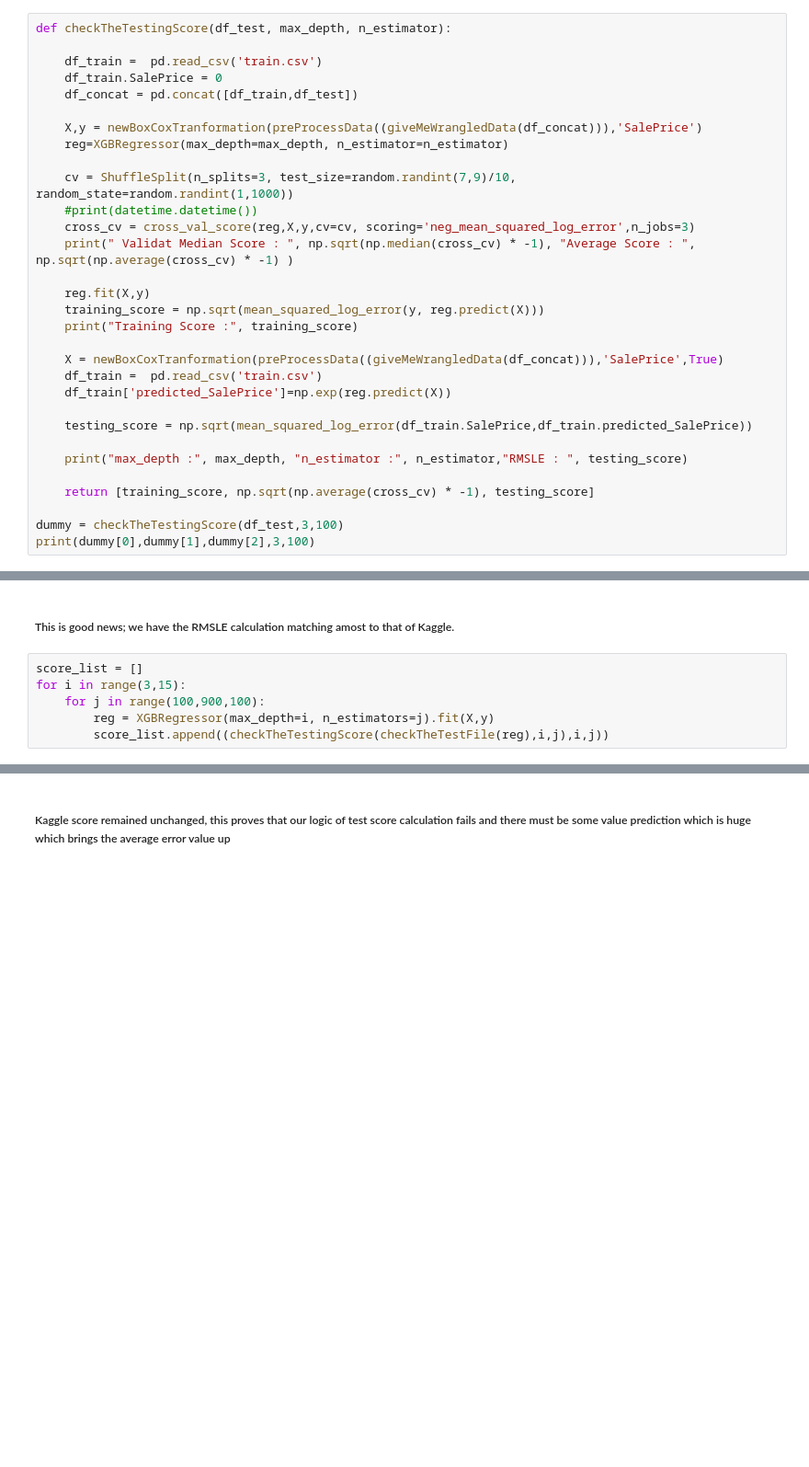
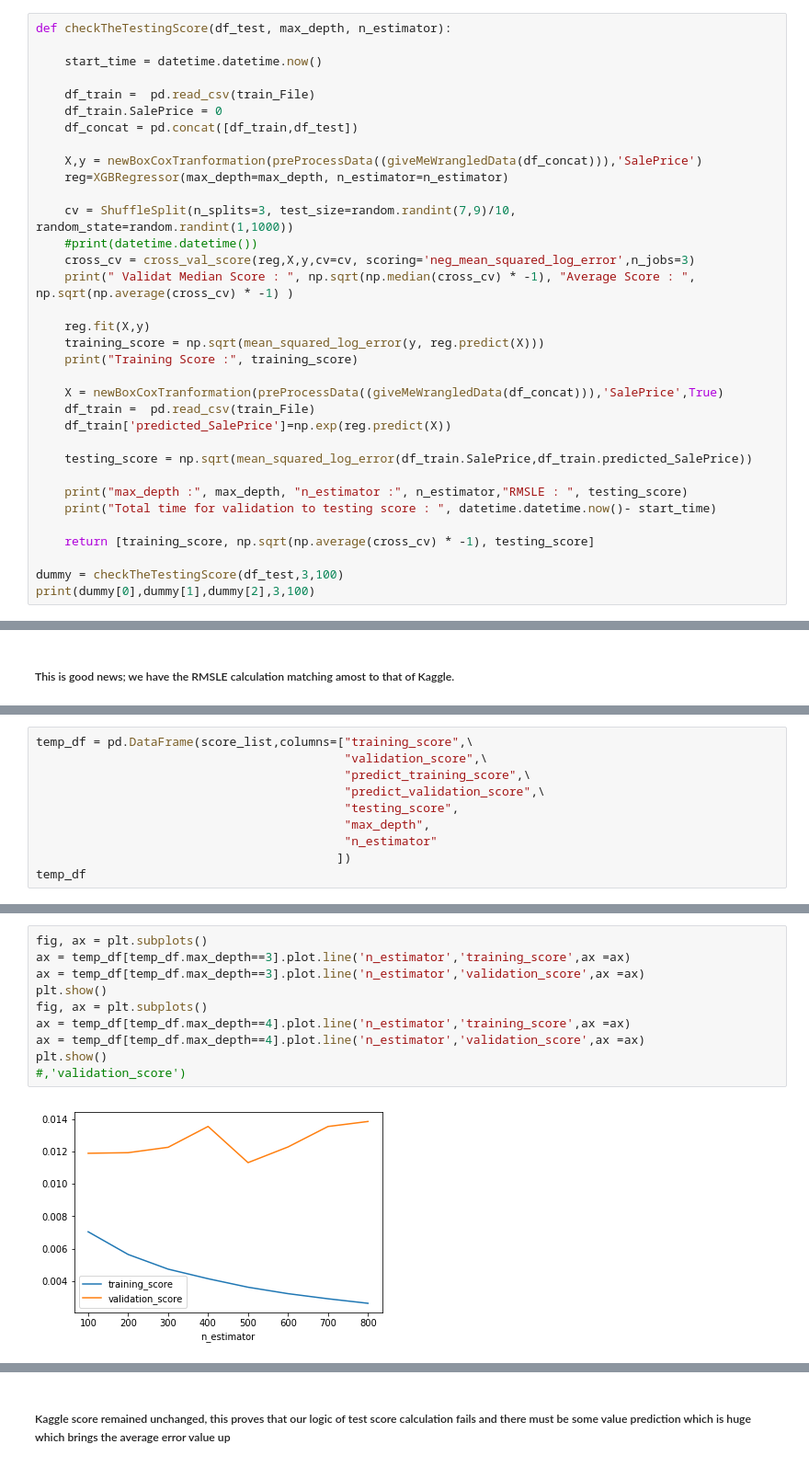
Before and after one commit to PadmarajBhat/Kaggle-Dataset-Exploration, a Jupyter notebook: House Prices- Advanced Regression Techniques/ML/House Prices - ART(Modelling and Fine Tuning).ipynb, the cells around one changed output, grey strips where cells are left out. Shown at 92% size. Saved outputs shown, nothing was run; the diff lists cells and outputs as text; blank space fills up the shorter version.

```diff
--- a/House Prices- Advanced Regression Techniques/ML/House Prices - ART(Modelling and Fine Tuning).ipynb
+++ b/House Prices- Advanced Regression Techniques/ML/House Prices - ART(Modelling and Fine Tuning).ipynb
@@ -267,7 +329,9 @@ df_test[['Id','SalePrice']].to_csv('submission.csv',index=False)
 # %%
 def checkTheTestingScore(df_test, max_depth, n_estimator):
 
-    df_train =  pd.read_csv('train.csv')
+    start_time = datetime.datetime.now()
+
+    df_train =  pd.read_csv(train_File)
     df_train.SalePrice = 0
     df_concat = pd.concat([df_train,df_test])
 
@@ -284,12 +348,13 @@ def checkTheTestingScore(df_test, max_depth, n_estimator):
     print("Training Score :", training_score)
 
     X = newBoxCoxTranformation(preProcessData((giveMeWrangledData(df_concat))),'SalePrice',True)
-    df_train =  pd.read_csv('train.csv')
+    df_train =  pd.read_csv(train_File)
     df_train['predicted_SalePrice']=np.exp(reg.predict(X))
 
     testing_score = np.sqrt(mean_squared_log_error(df_train.SalePrice,df_train.predicted_SalePrice))
 
     print("max_depth :", max_depth, "n_estimator :", n_estimator,"RMSLE : ", testing_score)
+    print("Total time for validation to testing score : ", datetime.datetime.now()- start_time)
 
     return [training_score, np.sqrt(np.average(cross_cv) * -1), testing_score]
 
@@ -317,8 +383,2 @@ max_depth : 3 n_estimator : 100 RMSLE :  0.13242687648293444
 # %% [markdown]
 ##### This is good news; we have the RMSLE calculation matching amost to that of Kaggle.
-# %%
-score_list = []
-for i in range(3,15):
-    for j in range(100,900,100):
-        reg = XGBRegressor(max_depth=i, n_estimators=j).fit(X,y)
-        score_list.append((checkTheTestingScore(checkTheTestFile(reg),i,j),i,j))
@@ -434,0 +466,10 @@ sorted(score_list,key= lambda x:x[0])
+# %%
+temp_df = pd.DataFrame(score_list,columns=["training_score",\
+                                           "validation_score",\
+                                           "predict_training_score",\
+                                           "predict_validation_score",\
+                                           "testing_score",
+                                           "max_depth",
+                                           "n_estimator"
+                                          ])
+temp_df
@@ -434,0 +544,12 @@ sorted(score_list,key= lambda x:x[0])
+# %%
+fig, ax = plt.subplots()
+ax = temp_df[temp_df.max_depth==3].plot.line('n_estimator','training_score',ax =ax)
+ax = temp_df[temp_df.max_depth==3].plot.line('n_estimator','validation_score',ax =ax)
+plt.show()
+fig, ax = plt.subplots()
+ax = temp_df[temp_df.max_depth==4].plot.line('n_estimator','training_score',ax =ax)
+ax = temp_df[temp_df.max_depth==4].plot.line('n_estimator','validation_score',ax =ax)
+plt.show()
+#,'validation_score')
+# %% [output]
+[figure, added]
```
Also changed, not shown: parts of 22 cells of this notebook.
